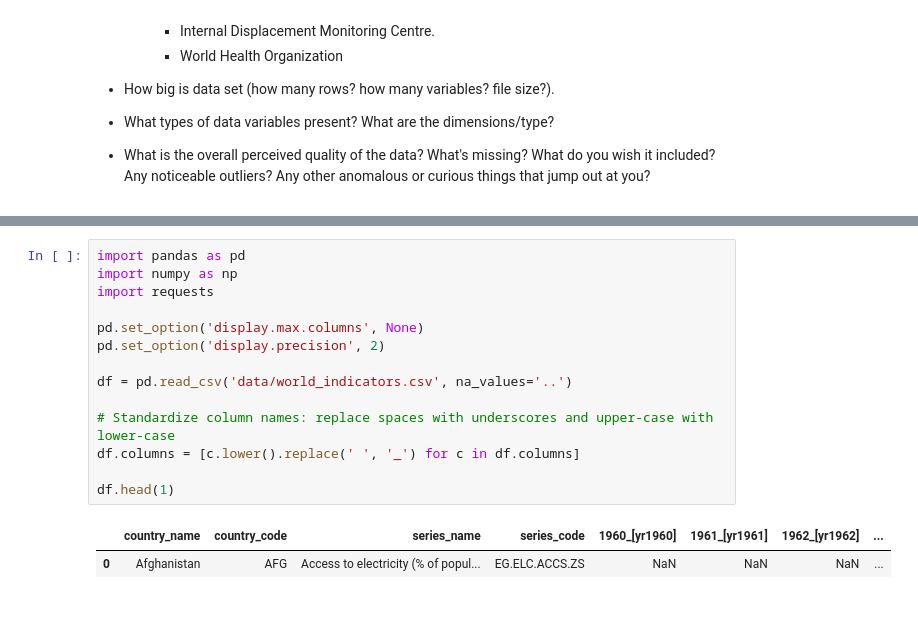
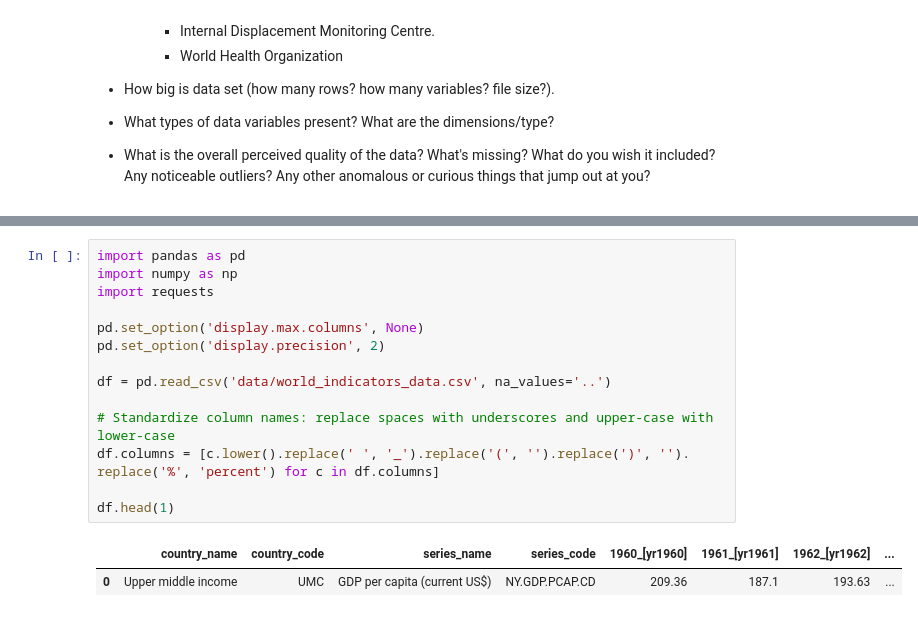
Before and after one commit to ccharp/msds, a Jupyter notebook: 511/a4/a4.ipynb, the cells around one changed output, grey strips where cells are left out. Saved outputs shown, nothing was run; the diff lists cells and outputs as text.

```diff
--- a/511/a4/a4.ipynb
+++ b/511/a4/a4.ipynb
@@ -50,20 +51,20 @@ I did some filtering on the world bank webite. I looked through the variables an
 # %%
 import pandas as pd
 import numpy as np
 import requests
 
 pd.set_option('display.max.columns', None)
 pd.set_option('display.precision', 2)
 
-df = pd.read_csv('data/world_indicators.csv', na_values='..')
+df = pd.read_csv('data/world_indicators_data.csv', na_values='..')
 
 # Standardize column names: replace spaces with underscores and upper-case with lower-case
-df.columns = [c.lower().replace(' ', '_') for c in df.columns]
+df.columns = [c.lower().replace(' ', '_').replace('(', '').replace(')', ''). replace('%', 'percent') for c in df.columns]
 
 df.head(1)
 # %% [output]
 |  | country_name | country_code | series_name | series_code | 1960_[yr1960] | 1961_[yr1961] | 1962_[yr1962] | ... |
-| 0 | Afghanistan | AFG | Access to electricity (% of popul... | EG.ELC.ACCS.ZS | NaN | NaN | NaN | ... |
+| 0 | Upper middle income | UMC | GDP per capita (current US$) | NY.GDP.PCAP.CD | 209.36 | 187.1 | 193.63 | ... |
 # %%
 # Transform data to be of this form:
 # country_name, year, series_1, series_1, series_n
```
Also changed, not shown: parts of 11 cells of this notebook, 1 other file.
